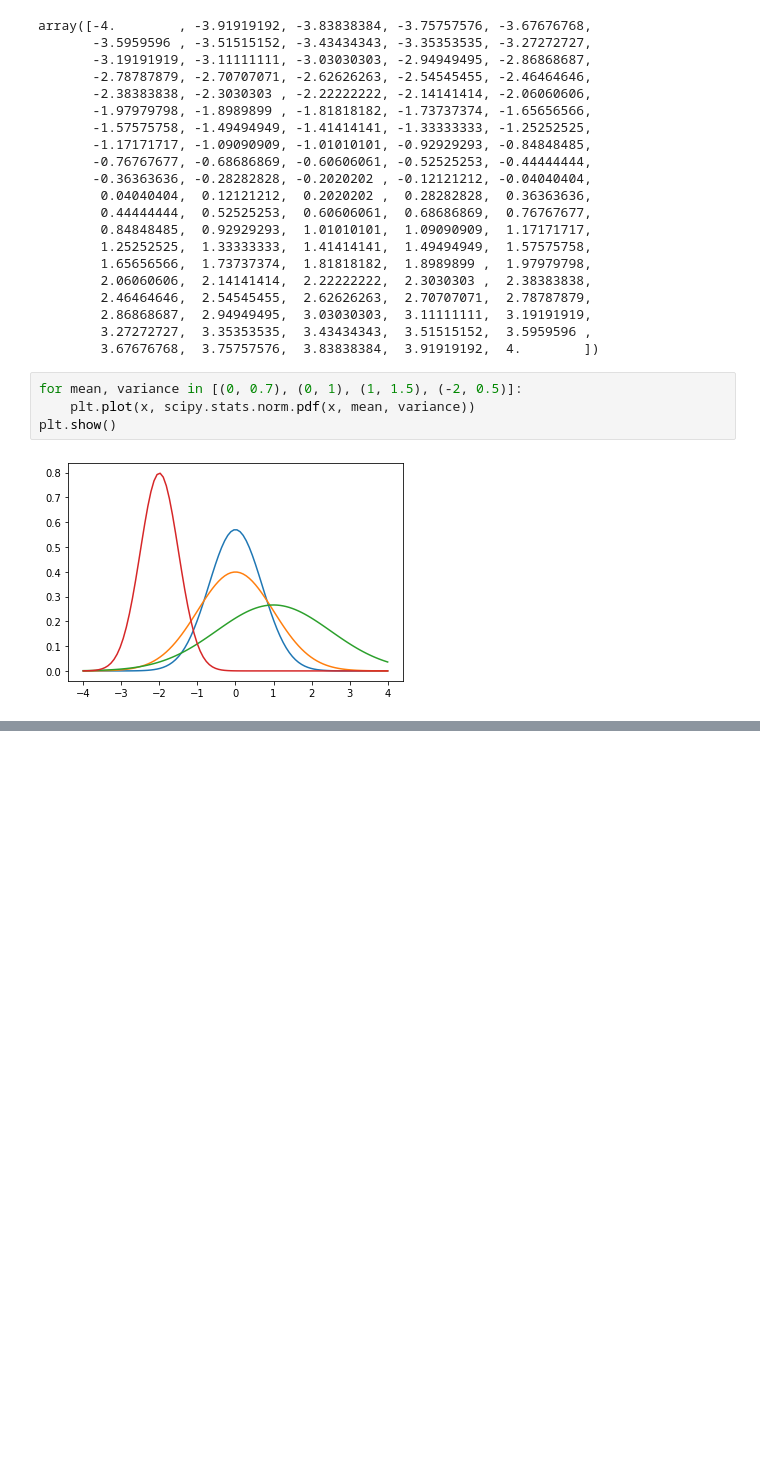
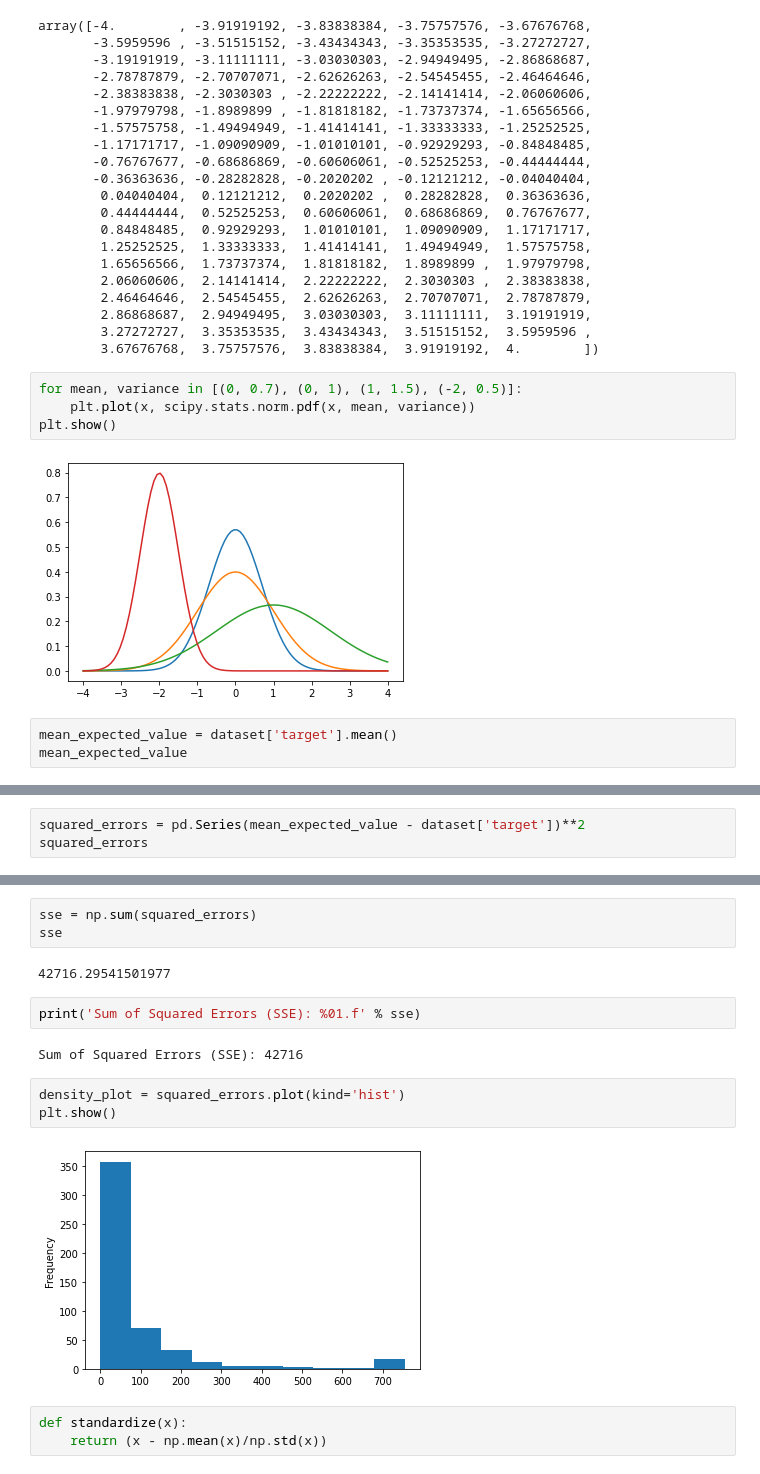
Before and after one commit to leehosung/regression, a Jupyter notebook: 2. 단순선형회귀분석 접근/2.2 기초부터 시작.ipynb, the cells around one changed output, grey strips where cells are left out. Saved outputs shown, nothing was run; the diff lists cells and outputs as text; blank space fills up the shorter version.

```diff
--- a/2. 단순선형회귀분석 접근/2.2 기초부터 시작.ipynb
+++ b/2. 단순선형회귀분석 접근/2.2 기초부터 시작.ipynb
@@ -59,3 +59,6 @@ for mean, variance in [(0, 0.7), (0, 1), (1, 1.5), (-2, 0.5)]:
 plt.show()
 # %% [output]
 [figure]
+# %%
+mean_expected_value = dataset['target'].mean()
+mean_expected_value
@@ -61,0 +71,3 @@ plt.show()
+# %%
+squared_errors = pd.Series(mean_expected_value - dataset['target'])**2
+squared_errors
@@ -61,0 +87,17 @@ plt.show()
+# %%
+sse = np.sum(squared_errors)
+sse
+# %% [output]
+42716.29541501977
+# %%
+print('Sum of Squared Errors (SSE): %01.f' % sse)
+# %% [output]
+Sum of Squared Errors (SSE): 42716
+# %%
+density_plot = squared_errors.plot(kind='hist')
+plt.show()
+# %% [output]
+[figure, added]
+# %%
+def standardize(x):
+    return (x - np.mean(x)/np.std(x))
```
Also changed, not shown: parts of 7 cells of this notebook.
